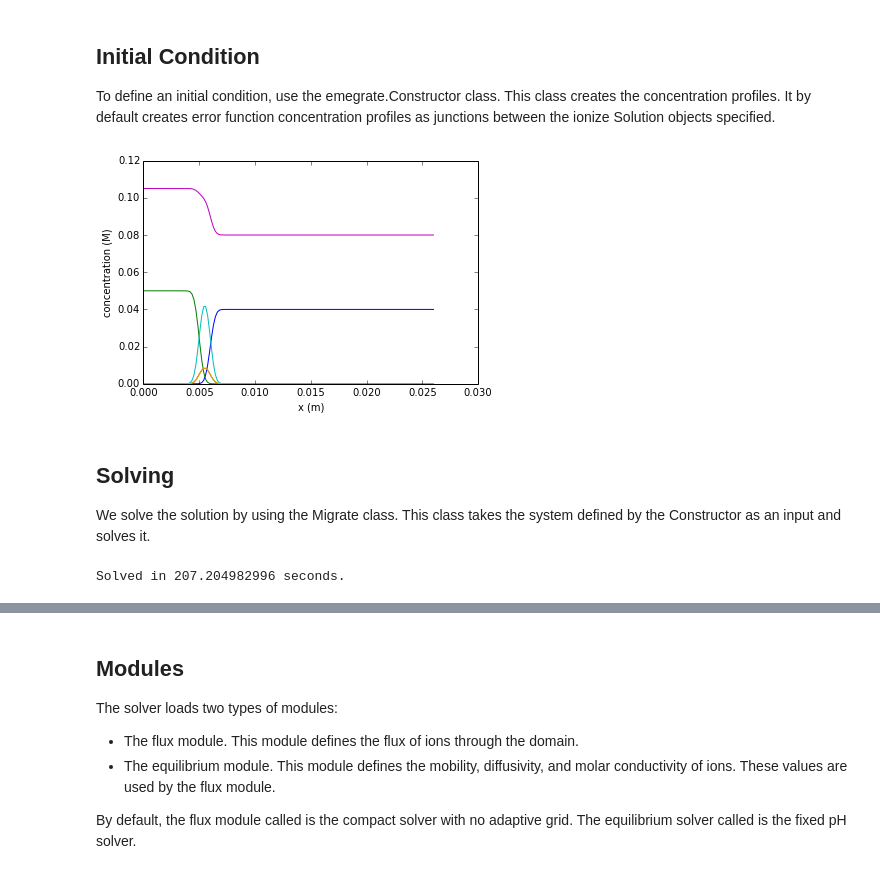
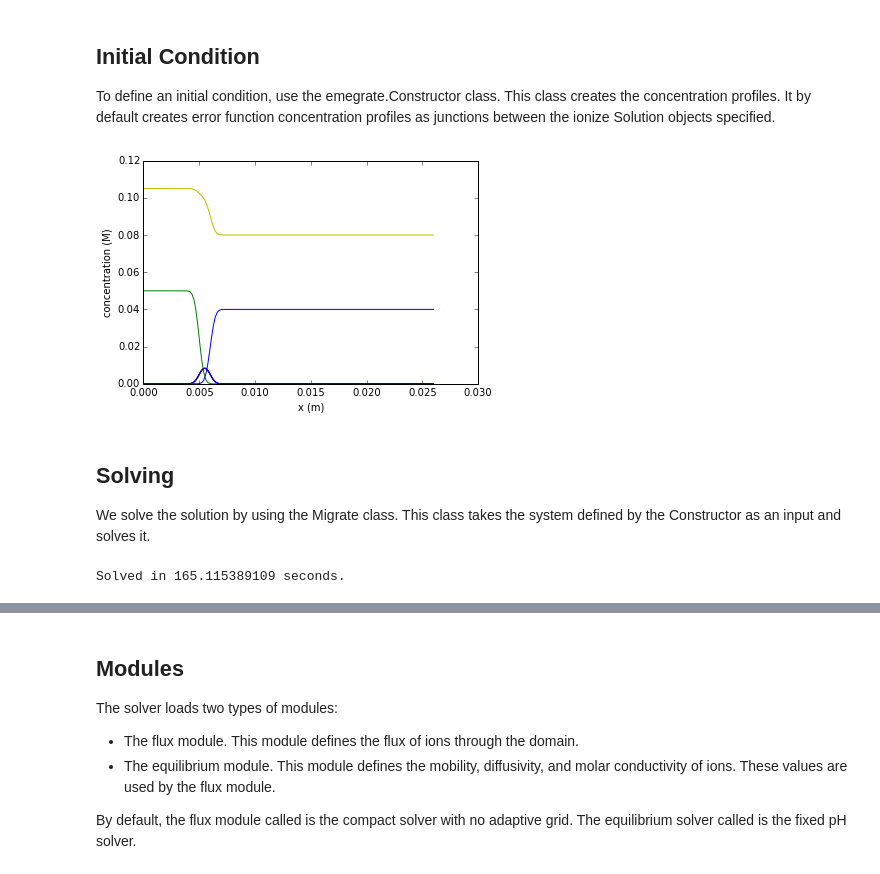
Before and after one commit to lewisamarshall/emigrate, a Jupyter notebook: Tutorial.ipynb, the cells around one changed output, grey strips where cells are left out. Saved outputs shown, nothing was run; the diff lists cells and outputs as text; code cells hidden in the pictures.

```diff
--- a/Tutorial.ipynb
+++ b/Tutorial.ipynb
@@ -19,25 +19,26 @@ Initial Condition
 To define an initial condition, use the emegrate.Constructor class. This class creates the concentration profiles. It by default creates error function concentration profiles as junctions between the ionize Solution objects specified.
 # %%
 solutions = [ionize.Solution(['hepes', 'tris'], [.05, .105]),
-             ionize.Solution(['caproic acid', 'tris', 'fluorescein', 'alexa fluor 488'], [.05, .1, .01, .01]),
+             ionize.Solution(['caproic acid', 'tris', 'fluorescein', 'alexa fluor 488', 'mops', 'acetic acid'],
+                              [.01, .1, .01, .01, .01, .01]),
              ionize.Solution(['hydrochloric acid', 'tris'], [.04, .08]),
             ]
 system = emigrate.Electrolyte().construct(
                          lengths=[.005, .001, .02],
                          n_nodes=150,
                          interface_length=.0005,
                          solutions=solutions,
                          voltage= -50, current_density=None,
                          domain_mode='left',
                          )
 for i in range(len(system.ions)):
     plot(system.nodes, system.concentrations[i,:])
 xlabel('x (m)')
 ylabel('concentration (M)')
 xlim([0, .03])
 show()
 # %% [output]
-[figure, old version]
+[figure, new version]
 # %% [markdown]
 Solving
 -------
@@ -58,7 +59,7 @@ else:
     print 'Solved in {} seconds.'.format(time.time()-epoch)
 show()
 # %% [output]
-Solved in 207.204982996 seconds.
+Solved in 165.115389109 seconds.
 # %%
 for t, electrolyte in solver.electromigration.electrolytes.items():
         for ion_concentration in electrolyte.concentrations:
```
Also changed, not shown: parts of 2 cells of this notebook.
